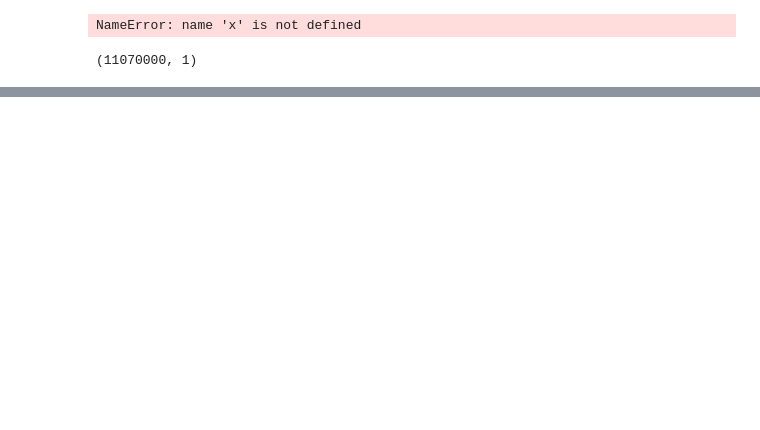
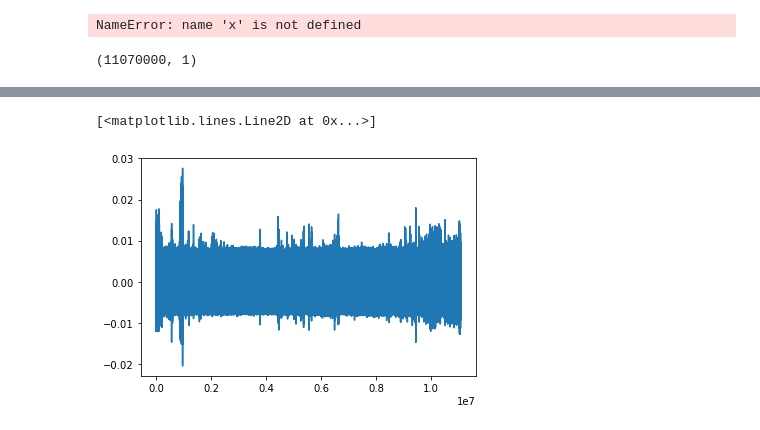
Before and after one commit to HimajaYerra/myproj, a Jupyter notebook: 1D_CNN_24July_JHW.ipynb, the cells around one changed output, grey strips where cells are left out. Saved outputs shown, nothing was run; the diff lists cells and outputs as text; code cells hidden in the pictures; blank space fills up the shorter version.

```diff
--- a/1D_CNN_24July_JHW.ipynb
+++ b/1D_CNN_24July_JHW.ipynb
@@ -319,3 +343,8 @@ plt.plot(y_pred_unravel)
+# %%
+plt.plot(np.diff(y_pred_unravel,axis=0))
+# %% [output]
+[<matplotlib.lines.Line2D at 0x...>]
+[figure, added]
 # %%
 y_pred=model.predict(X_reshaped_train)
 y_pred.reshape(-1,1)
```
Also changed, not shown: parts of 12 cells of this notebook.
